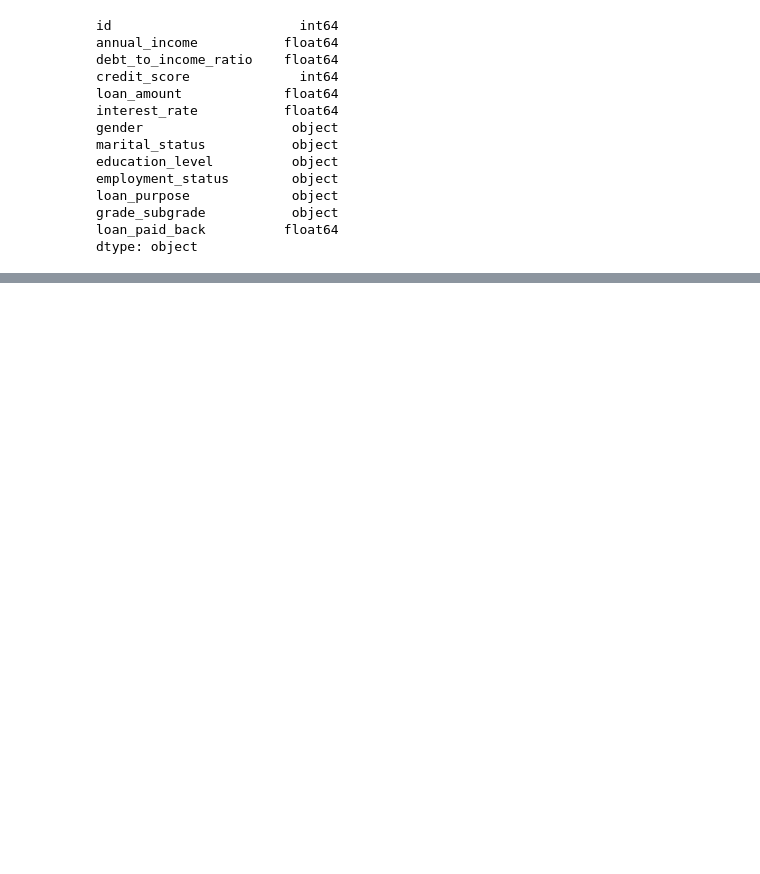
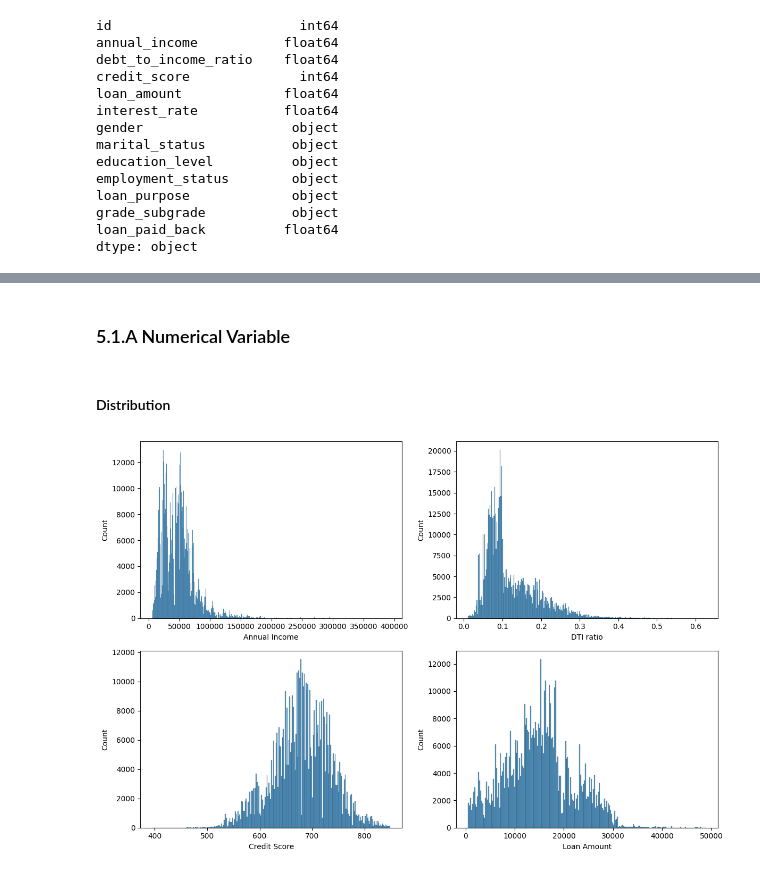
Before and after one commit to pikamanh/Predicting-Loan-Payback, a Jupyter notebook: test.ipynb, the cells around one changed output, grey strips where cells are left out. Saved outputs shown, nothing was run; the diff lists cells and outputs as text; code cells hidden in the pictures; blank space fills up the shorter version.

Commit message:
Change: - Update new workflow to proccessing data in file jupyter notebook

```diff
--- a/test.ipynb
+++ b/test.ipynb
@@ -322,0 +97,5 @@ train_features = train_features.drop(['id', 'annual_income', 'credit_score', 'lo
+# %%
+train = train[['annual_income', 'debt_to_income_ratio', 'credit_score',
+       'loan_amount',
+       'education_level', 'employment_status', 'loan_purpose',
+       'grade_subgrade', 'loan_paid_back']]
@@ -322,0 +104,12 @@ train_features = train_features.drop(['id', 'annual_income', 'credit_score', 'lo
+# %%
+train.rename(columns={
+    "annual_income": "Annual Income",
+    "debt_to_income_ratio": "DTI ratio",
+    "credit_score": "Credit Score",
+    "loan_amount": "Loan Amount",
+    "education_level": "Education",
+    "employment_status": "Employment",
+    "loan_purpose": "Purpose",
+    "grade_subgrade": "Grade",
+    "loan_paid_back": "Loan Paid Back"
+}, inplace=True)
@@ -322,0 +134,18 @@ train_features = train_features.drop(['id', 'annual_income', 'credit_score', 'lo
+# %% [markdown]
+### 5.1.A Numerical Variable
+# %%
+numerical_data = train[['Annual Income', 'DTI ratio', "Credit Score", "Loan Amount"]]
+# %% [markdown]
+#### Distribution
+# %%
+fig, ax = plt.subplots(nrows=2, ncols=2, figsize=figsize)
+
+sns.histplot(numerical_data, x='Annual Income', ax=ax[0, 0])
+sns.histplot(numerical_data, x='DTI ratio', ax=ax[0, 1])
+sns.histplot(numerical_data, x='Credit Score', ax=ax[1, 0])
+sns.histplot(numerical_data, x='Loan Amount', ax=ax[1, 1])
+
+fig.tight_layout()
+plt.show()
+# %% [output]
+[figure, added]
```
Also changed, not shown: parts of 74 cells of this notebook.
